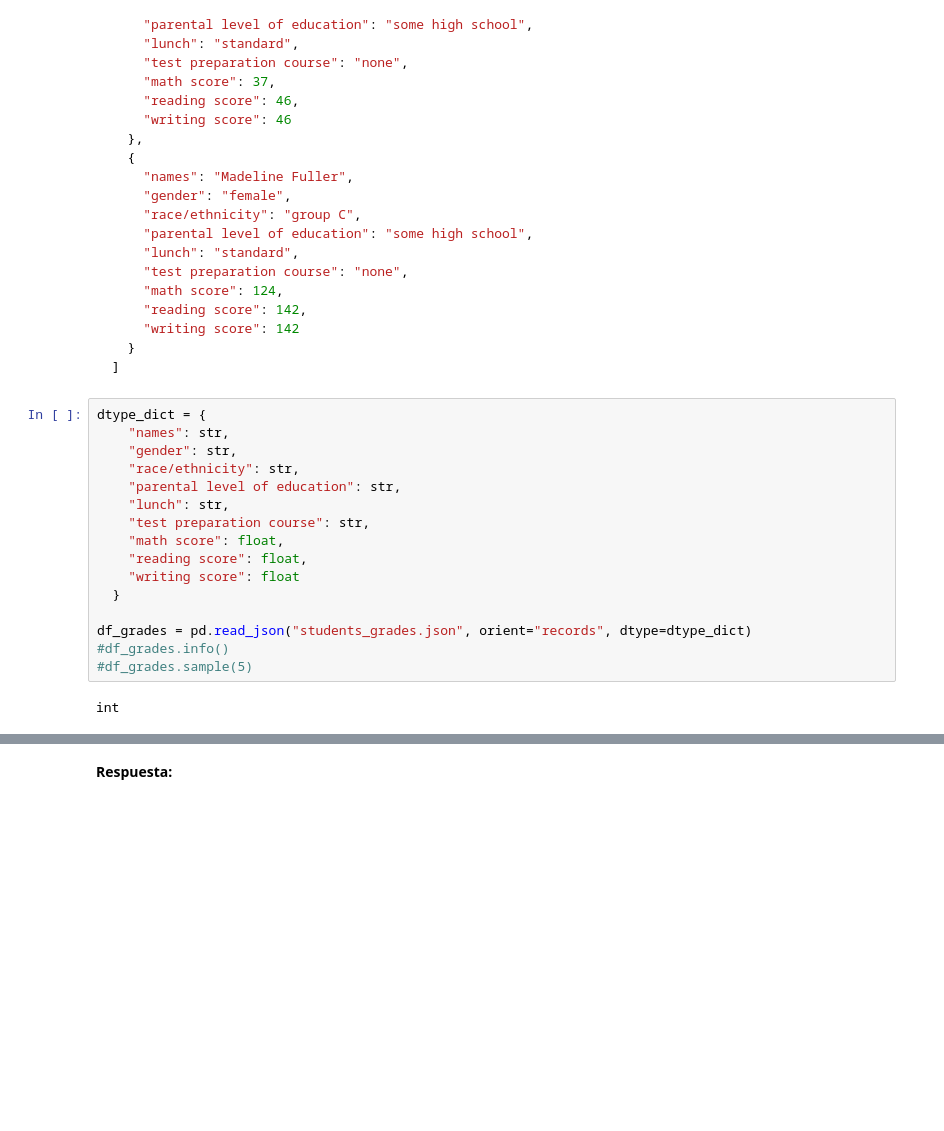
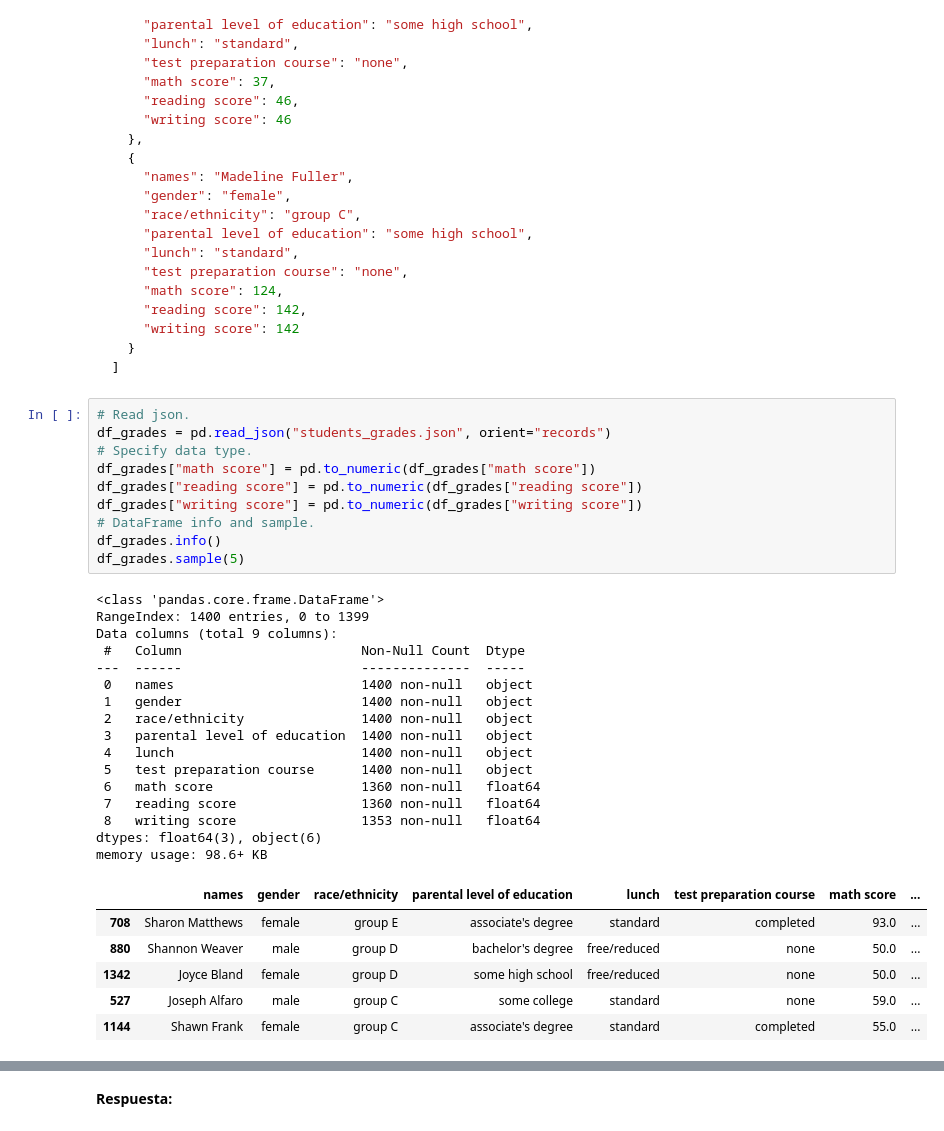
Before and after one commit to jignaciocastro8/lab-ciencia-datos, a Jupyter notebook: lab3/Laboratorio3_enunciado.ipynb, the cells around one changed output, grey strips where cells are left out. Drawn from its saved outputs; the diff is of its cells as text; blank space fills up the shorter version.

````diff
--- a/lab3/Laboratorio3_enunciado.ipynb
+++ b/lab3/Laboratorio3_enunciado.ipynb
@@ -107,24 +107,39 @@ A continuación se muestra un ejemplo de los dos primeros registros del dataset:
   }
 ]
 ```
-# %%
-dtype_dict = {
-    "names": str,
-    "gender": str,
-    "race/ethnicity": str,
-    "parental level of education": str,
-    "lunch": str,
-    "test preparation course": str,
-    "math score": float,
-    "reading score": float,
-    "writing score": float
-  }
-
-df_grades = pd.read_json("students_grades.json", orient="records", dtype=dtype_dict)
-#df_grades.info()
-#df_grades.sample(5)
-# %% [output]
-int
+# %%
+# Read json.
+df_grades = pd.read_json("students_grades.json", orient="records")
+# Specify data type.
+df_grades["math score"] = pd.to_numeric(df_grades["math score"])
+df_grades["reading score"] = pd.to_numeric(df_grades["reading score"])
+df_grades["writing score"] = pd.to_numeric(df_grades["writing score"])
+# DataFrame info and sample.
+df_grades.info()
+df_grades.sample(5)
+# %% [output]
+<class 'pandas.core.frame.DataFrame'>
+RangeIndex: 1400 entries, 0 to 1399
+Data columns (total 9 columns):
+ #   Column                       Non-Null Count  Dtype
+---  ------                       --------------  -----
+ 0   names                        1400 non-null   object
+ 1   gender                       1400 non-null   object
+ 2   race/ethnicity               1400 non-null   object
+ 3   parental level of education  1400 non-null   object
+ 4   lunch                        1400 non-null   object
+ 5   test preparation course      1400 non-null   object
+ 6   math score                   1360 non-null   float64
+ 7   reading score                1360 non-null   float64
+ 8   writing score                1353 non-null   float64
+dtypes: float64(3), object(6)
+memory usage: 98.6+ KB
+|  | names | gender | race/ethnicity | parental level of education | lunch | test preparation course | math score | ... |
+| 708 | Sharon Matthews | female | group E | associate's degree | standard | completed | 93.0 | ... |
+| 880 | Shannon Weaver | male | group D | bachelor's degree | free/reduced | none | 50.0 | ... |
+| 1342 | Joyce Bland | female | group D | some high school | free/reduced | none | 50.0 | ... |
+| 527 | Joseph Alfaro | male | group C | some college | standard | none | 59.0 | ... |
+| 1144 | Shawn Frank | female | group C | associate's degree | standard | completed | 55.0 | ... |
 # %% [markdown]
 
 <p align="center">
````
Also changed, not shown: parts of 12 cells of this notebook, 1 other file.
